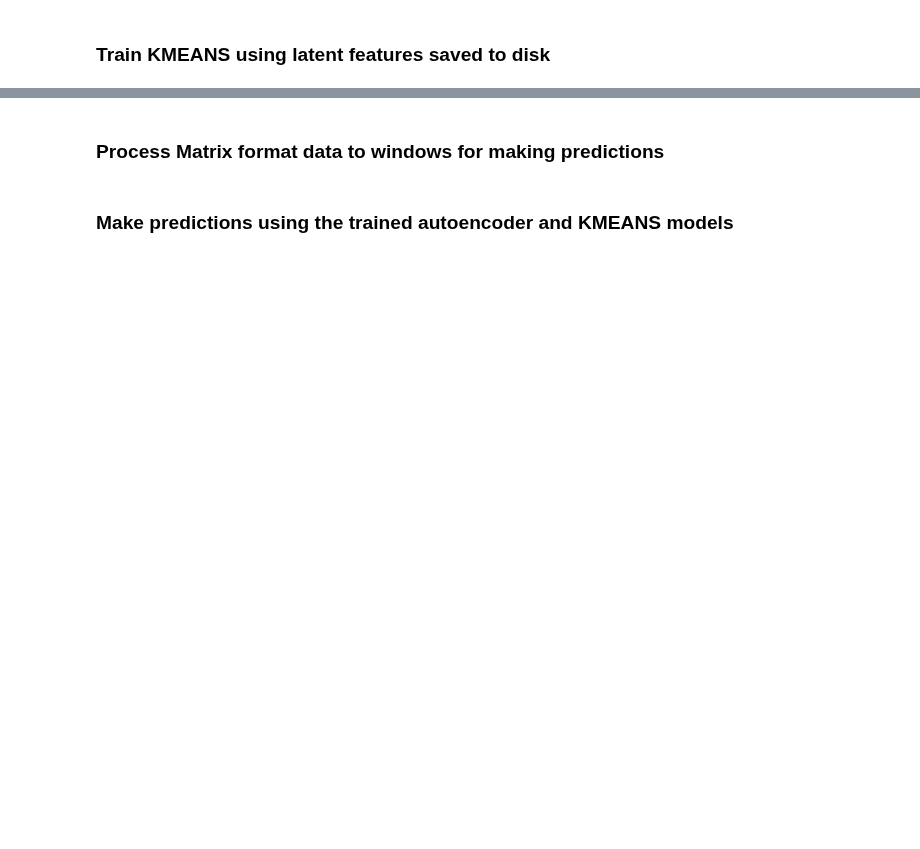
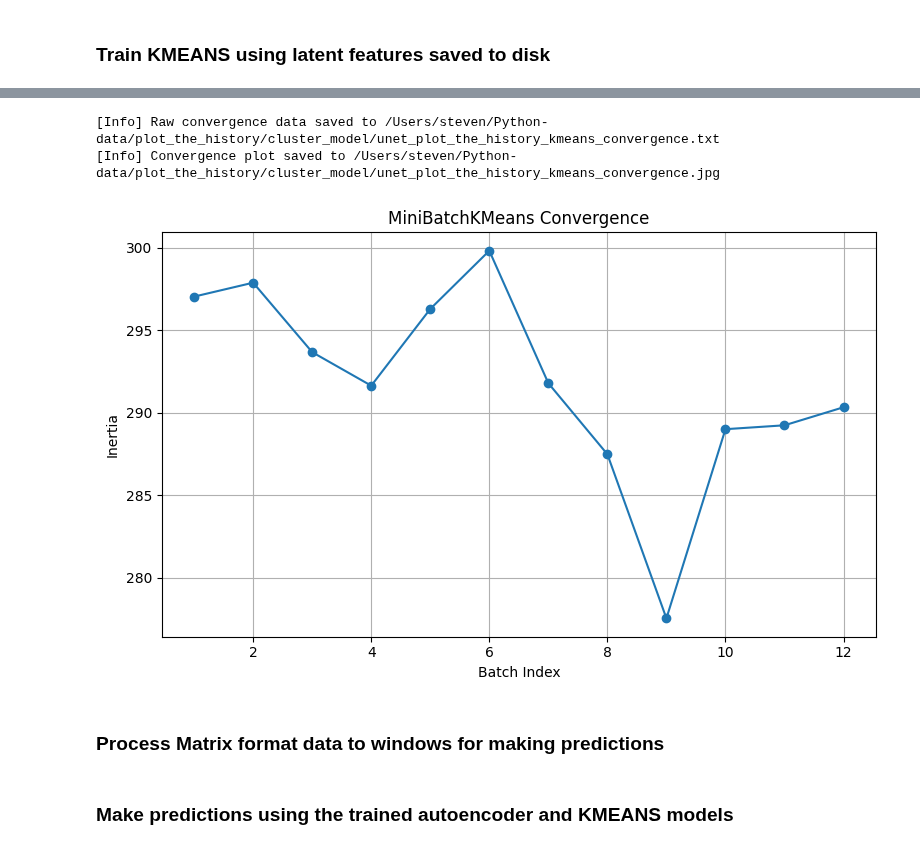
Before and after one commit to srschofield/SRSML24, a Jupyter notebook: examples/notebooks/cluster.ipynb, the cells around one changed output, grey strips where cells are left out. Saved outputs shown, nothing was run; the diff lists cells and outputs as text; code cells hidden in the pictures; blank space fills up the shorter version.

Commit message:
Added plotting of kmeans convergence

```diff
--- a/examples/notebooks/cluster.ipynb
+++ b/examples/notebooks/cluster.ipynb
@@ -431,3 +457,10 @@ m.save_cluster_model(cluster_model, cluster_model_path, model_name=cluster_model
+# %%
+
+m.plot_kmeans_convergence(convergence_history, cluster_model_path, model_name=cluster_model_name)
+# %% [output]
+[Info] Raw convergence data saved to /Users/steven/Python-data/plot_the_history/cluster_model/unet_plot_the_history_kmeans_convergence.txt
+[Info] Convergence plot saved to /Users/steven/Python-data/plot_the_history/cluster_model/unet_plot_the_history_kmeans_convergence.jpg
+[figure, added]
 # %% [markdown]
 ### Process Matrix format data to windows for making predictions
 # %%
```
Also changed, not shown: parts of 4 cells of this notebook, 5 other files.
